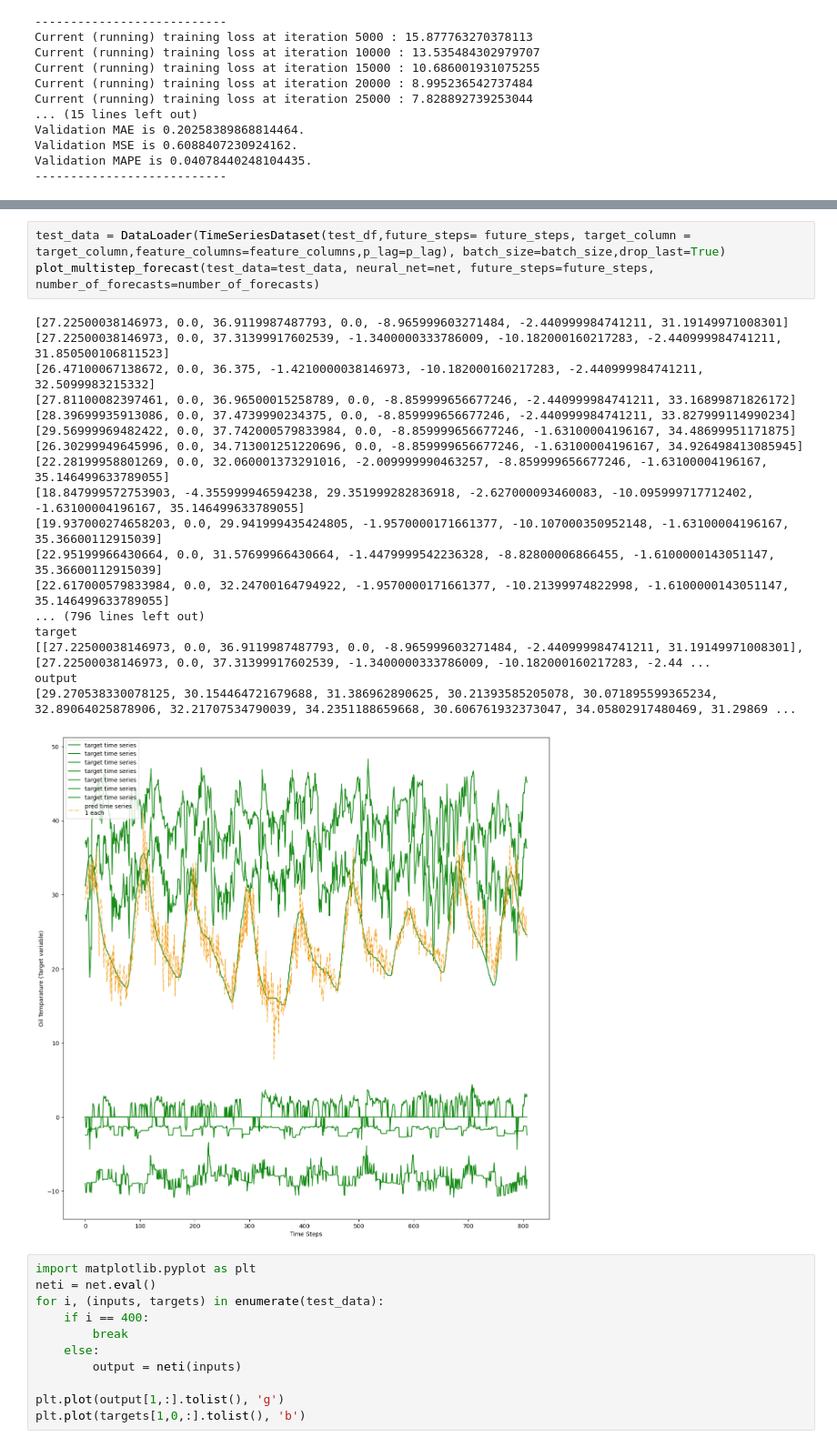
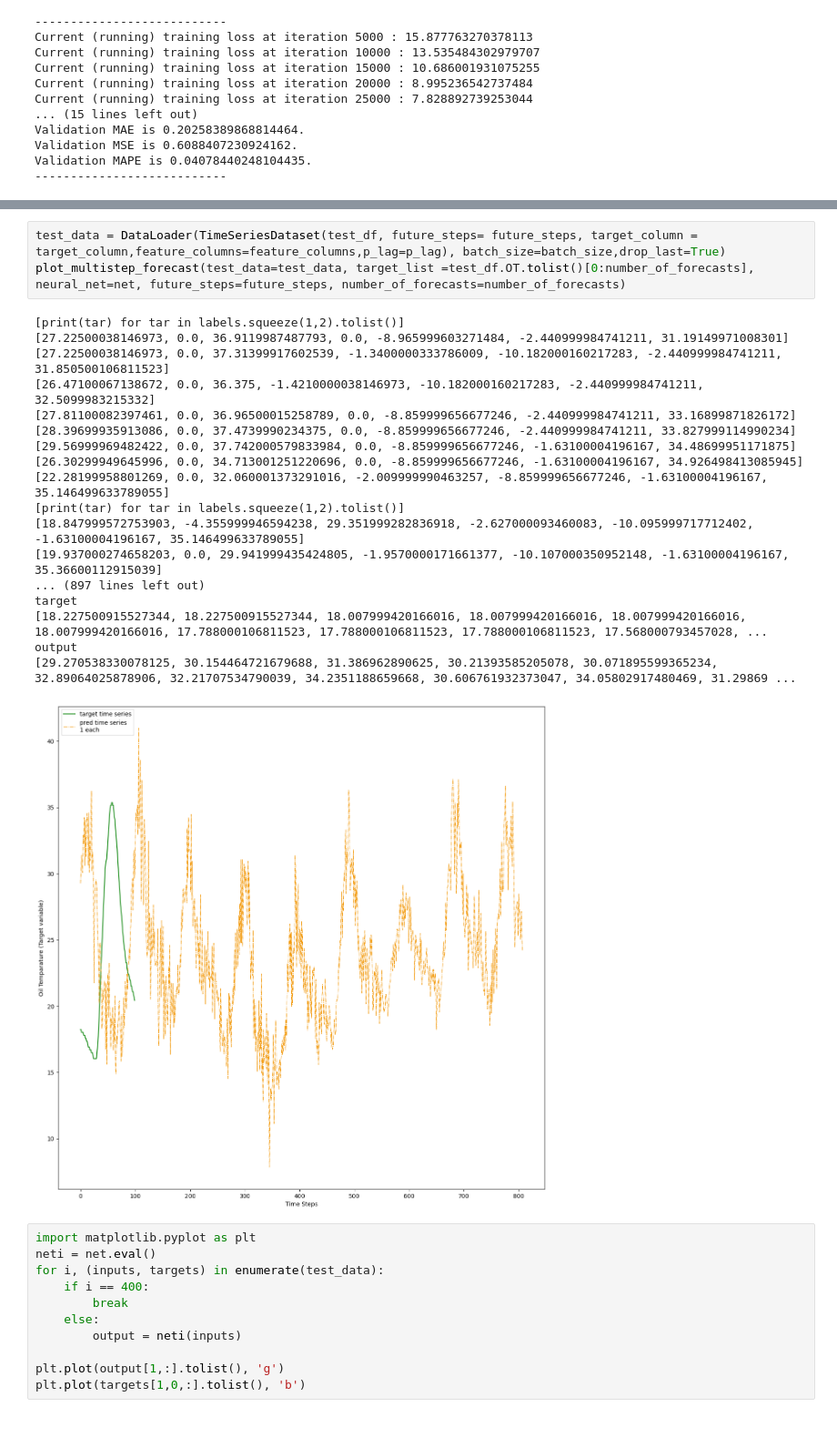
Before and after one commit to nickhanabah/time_series_experiment, a Jupyter notebook: experimentsETTm2.ipynb, the cells around one changed output, grey strips where cells are left out. Shown at 91% size. Cells and saved outputs as stored; diff of their text form.

```diff
--- a/experimentsETTm2.ipynb
+++ b/experimentsETTm2.ipynb
@@ -91,25 +71,25 @@ test_df.OT.tolist()
 # %%
-test_data = DataLoader(TimeSeriesDataset(test_df,future_steps= future_steps, target_column = target_column,feature_columns=feature_columns,p_lag=p_lag), batch_size=batch_size,drop_last=True)
-plot_multistep_forecast(test_data=test_data, neural_net=net, future_steps=future_steps, number_of_forecasts=number_of_forecasts)
+test_data = DataLoader(TimeSeriesDataset(test_df, future_steps= future_steps, target_column = target_column,feature_columns=feature_columns,p_lag=p_lag), batch_size=batch_size,drop_last=True)
+plot_multistep_forecast(test_data=test_data, target_list =test_df.OT.tolist()[0:number_of_forecasts],  neural_net=net, future_steps=future_steps, number_of_forecasts=number_of_forecasts)
 # %% [output]
+[print(tar) for tar in labels.squeeze(1,2).tolist()]
 [27.22500038146973, 0.0, 36.9119987487793, 0.0, -8.965999603271484, -2.440999984741211, 31.19149971008301]
 [27.22500038146973, 0.0, 37.31399917602539, -1.3400000333786009, -10.182000160217283, -2.440999984741211, 31.850500106811523]
 [26.47100067138672, 0.0, 36.375, -1.4210000038146973, -10.182000160217283, -2.440999984741211, 32.5099983215332]
 [27.81100082397461, 0.0, 36.96500015258789, 0.0, -8.859999656677246, -2.440999984741211, 33.16899871826172]
 [28.39699935913086, 0.0, 37.4739990234375, 0.0, -8.859999656677246, -2.440999984741211, 33.827999114990234]
 [29.56999969482422, 0.0, 37.742000579833984, 0.0, -8.859999656677246, -1.63100004196167, 34.48699951171875]
 [26.30299949645996, 0.0, 34.713001251220696, 0.0, -8.859999656677246, -1.63100004196167, 34.926498413085945]
 [22.28199958801269, 0.0, 32.060001373291016, -2.009999990463257, -8.859999656677246, -1.63100004196167, 35.146499633789055]
+[print(tar) for tar in labels.squeeze(1,2).tolist()]
 [18.847999572753903, -4.355999946594238, 29.351999282836918, -2.627000093460083, -10.095999717712402, -1.63100004196167, 35.146499633789055]
 [19.937000274658203, 0.0, 29.941999435424805, -1.9570000171661377, -10.107000350952148, -1.63100004196167, 35.36600112915039]
-[22.95199966430664, 0.0, 31.57699966430664, -1.4479999542236328, -8.82800006866455, -1.6100000143051147, 35.36600112915039]
-[22.617000579833984, 0.0, 32.24700164794922, -1.9570000171661377, -10.21399974822998, -1.6100000143051147, 35.146499633789055]
-... (796 lines left out)
+... (897 lines left out)
 target
-[[27.22500038146973, 0.0, 36.9119987487793, 0.0, -8.965999603271484, -2.440999984741211, 31.19149971008301], [27.22500038146973, 0.0, 37.31399917602539, -1.3400000333786009, -10.182000160217283, -2.44 ...
+[18.227500915527344, 18.227500915527344, 18.007999420166016, 18.007999420166016, 18.007999420166016, 18.007999420166016, 17.788000106811523, 17.788000106811523, 17.788000106811523, 17.568000793457028, ...
 output
 [29.270538330078125, 30.154464721679688, 31.386962890625, 30.21393585205078, 30.071895599365234, 32.89064025878906, 32.21707534790039, 34.2351188659668, 30.606761932373047, 34.05802917480469, 31.29869 ...
-[figure, old version]
+[figure, new version]
 # %%
 import matplotlib.pyplot as plt
 neti = net.eval()
```
Also changed, not shown: parts of 1 cell of this notebook, 1 other file.
